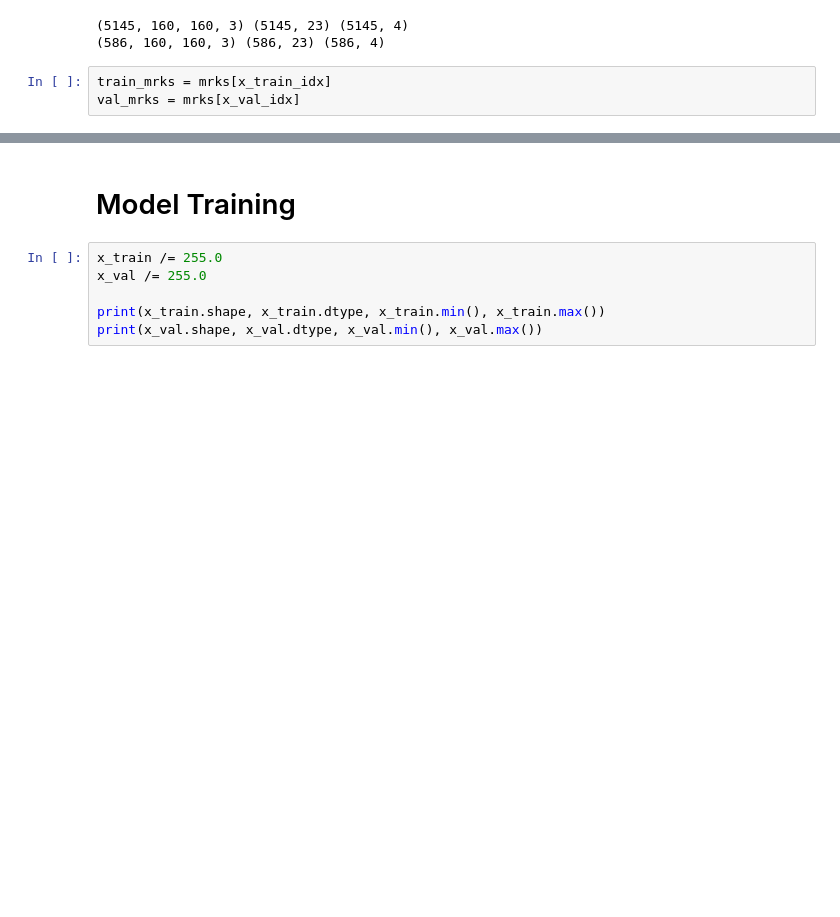
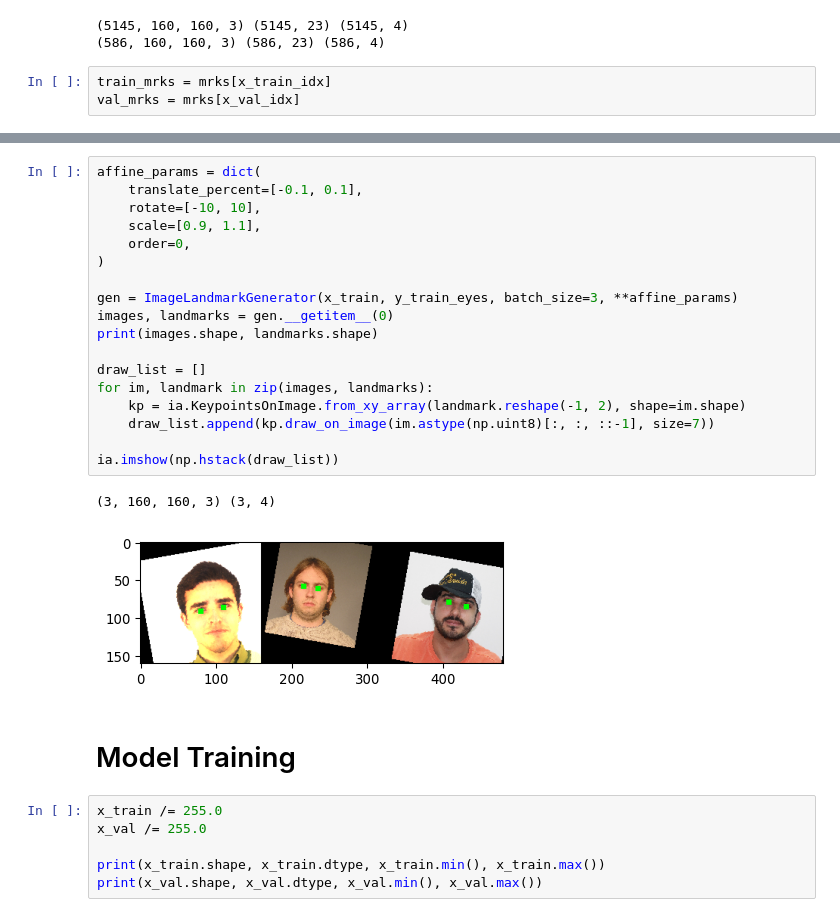
Before and after one commit to arnaldog12/icaonet, a Jupyter notebook: notebooks/supervised_unsupervised/Multilearning.ipynb, the cells around one changed output, grey strips where cells are left out. Saved outputs shown, nothing was run; the diff lists cells and outputs as text; blank space fills up the shorter version.

Commit message:
:sparkles: write a custom generator for landmarks

```diff
--- a/notebooks/supervised_unsupervised/Multilearning.ipynb
+++ b/notebooks/supervised_unsupervised/Multilearning.ipynb
@@ -136,3 +172,24 @@ val_mrks = mrks[x_val_idx]
+# %%
+affine_params = dict(
+    translate_percent=[-0.1, 0.1],
+    rotate=[-10, 10],
+    scale=[0.9, 1.1],
+    order=0,
+)
+
+gen = ImageLandmarkGenerator(x_train, y_train_eyes, batch_size=3, **affine_params)
+images, landmarks = gen.__getitem__(0)
+print(images.shape, landmarks.shape)
+
+draw_list = []
+for im, landmark in zip(images, landmarks):
+    kp = ia.KeypointsOnImage.from_xy_array(landmark.reshape(-1, 2), shape=im.shape)
+    draw_list.append(kp.draw_on_image(im.astype(np.uint8)[:, :, ::-1], size=7))
+
+ia.imshow(np.hstack(draw_list))
+# %% [output]
+(3, 160, 160, 3) (3, 4)
+[figure, added]
 # %% [markdown]
 # Model Training
 # %%
```
Also changed, not shown: parts of 17 cells of this notebook, 1 other file.
